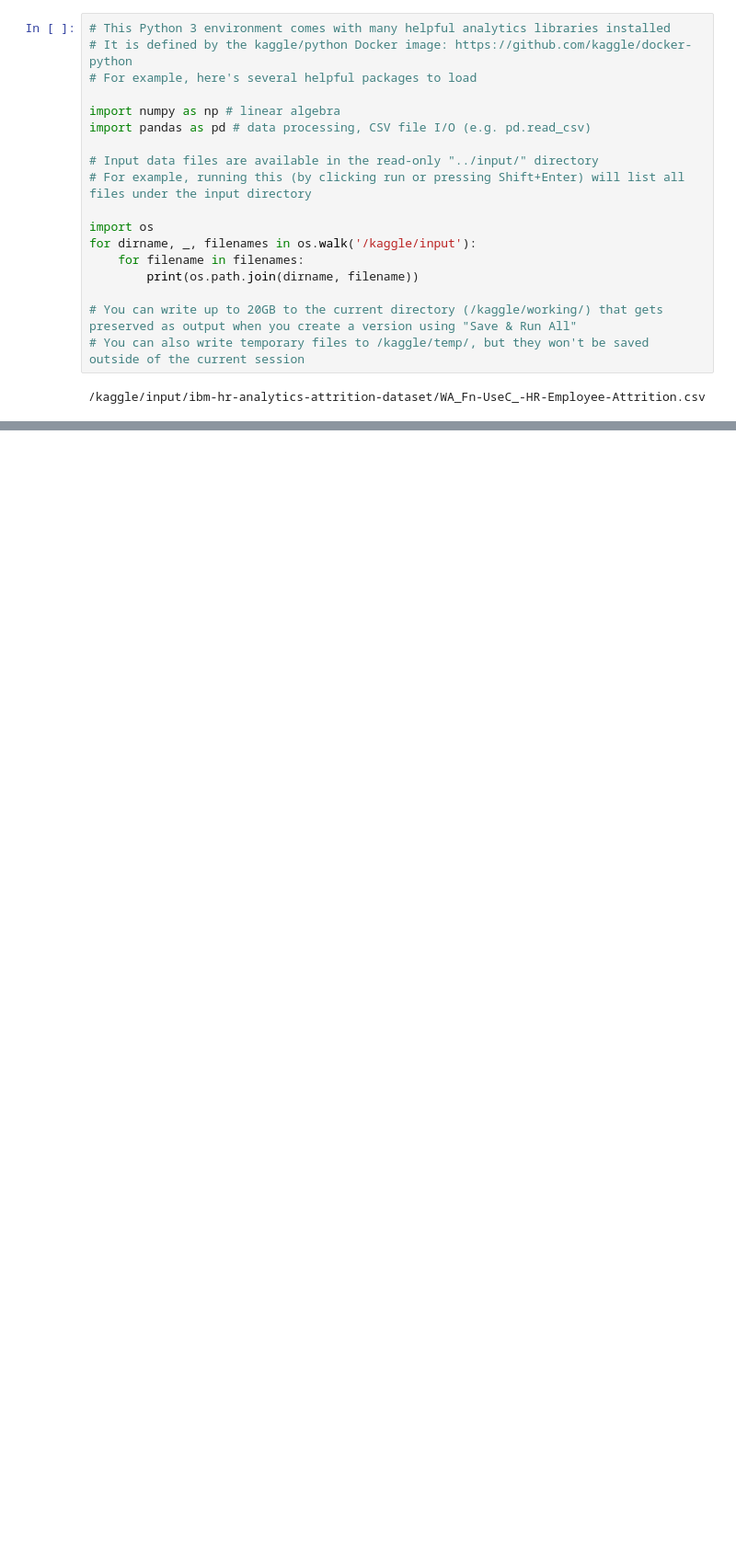
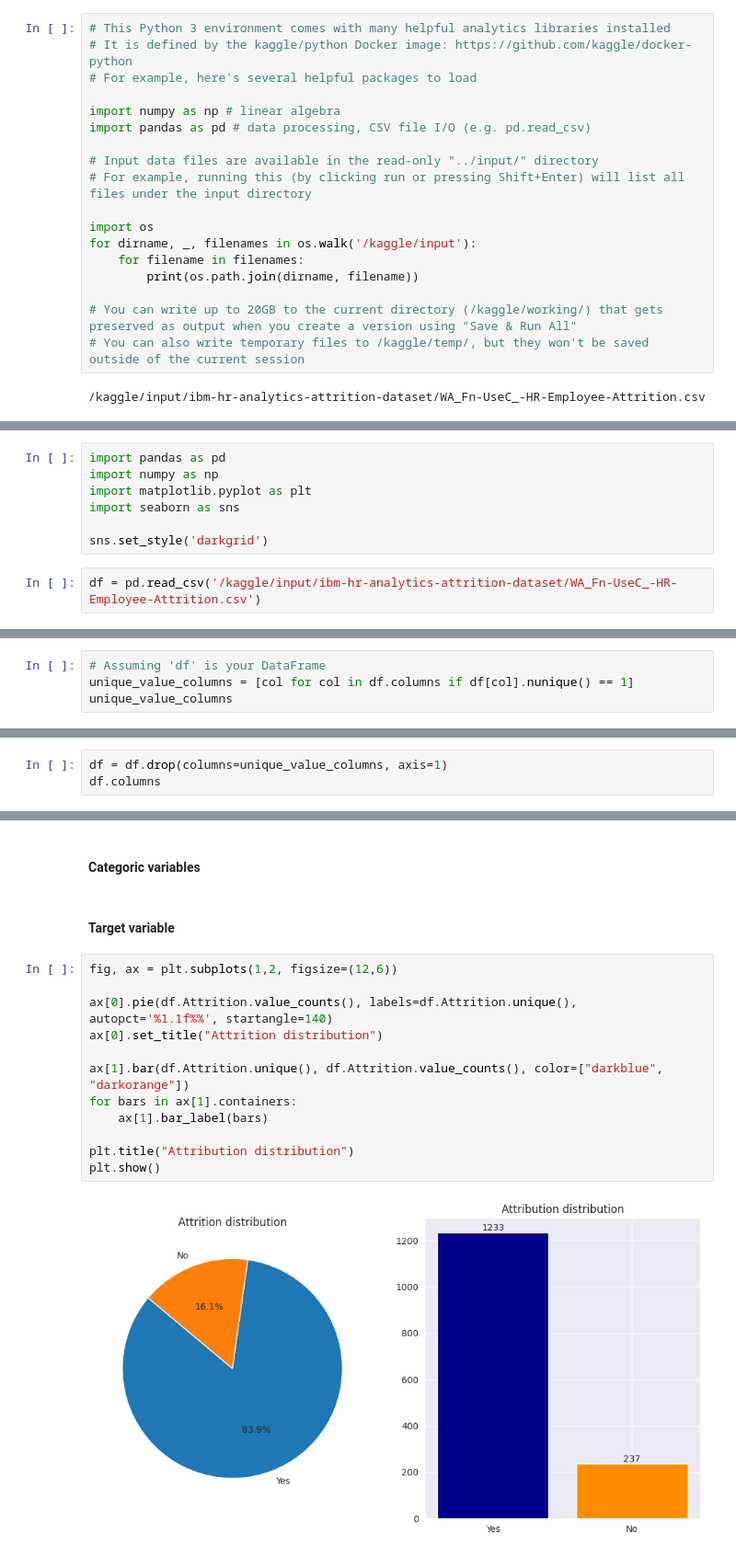
Before and after one commit to vincm1/employee_attrition, a Jupyter notebook: predicting-employee-attrition-ibm-dataset.ipynb, the cells around one changed output, grey strips where cells are left out. Shown at 92% size. Saved outputs shown, nothing was run; the diff lists cells and outputs as text; blank space fills up the shorter version.

Commit message:
Kaggle Notebook | Predicting Employee attrition (IBM dataset) | Version 2

```diff
--- a/predicting-employee-attrition-ibm-dataset.ipynb
+++ b/predicting-employee-attrition-ibm-dataset.ipynb
@@ -28,0 +56,9 @@ Dataset for this notebook consists of credit card usage behavior of customers wi
+# %%
+import pandas as pd
+import numpy as np
+import matplotlib.pyplot as plt
+import seaborn as sns
+
+sns.set_style('darkgrid')
+# %%
+df = pd.read_csv('/kaggle/input/ibm-hr-analytics-attrition-dataset/WA_Fn-UseC_-HR-Employee-Attrition.csv')
@@ -28,0 +120,4 @@ Dataset for this notebook consists of credit card usage behavior of customers wi
+# %%
+# Assuming 'df' is your DataFrame
+unique_value_columns = [col for col in df.columns if df[col].nunique() == 1]
+unique_value_columns
@@ -28,0 +128,3 @@ Dataset for this notebook consists of credit card usage behavior of customers wi
+# %%
+df = df.drop(columns=unique_value_columns, axis=1)
+df.columns
@@ -28,0 +180,20 @@ Dataset for this notebook consists of credit card usage behavior of customers wi
+# %% [markdown]
+<a id = "eda-categoric"></a>
+#### Categoric variables
+# %% [markdown]
+<a id = "eda-target"></a>
+#### Target variable
+# %%
+fig, ax = plt.subplots(1,2, figsize=(12,6))
+
+ax[0].pie(df.Attrition.value_counts(), labels=df.Attrition.unique(), autopct='%1.1f%%', startangle=140)
+ax[0].set_title("Attrition distribution")
+
+ax[1].bar(df.Attrition.unique(), df.Attrition.value_counts(), color=["darkblue", "darkorange"])
+for bars in ax[1].containers:
+    ax[1].bar_label(bars)
+
+plt.title("Attribution distribution")
+plt.show()
+# %% [output]
+[figure, added]
```
Also changed, not shown: parts of 17 cells of this notebook.
